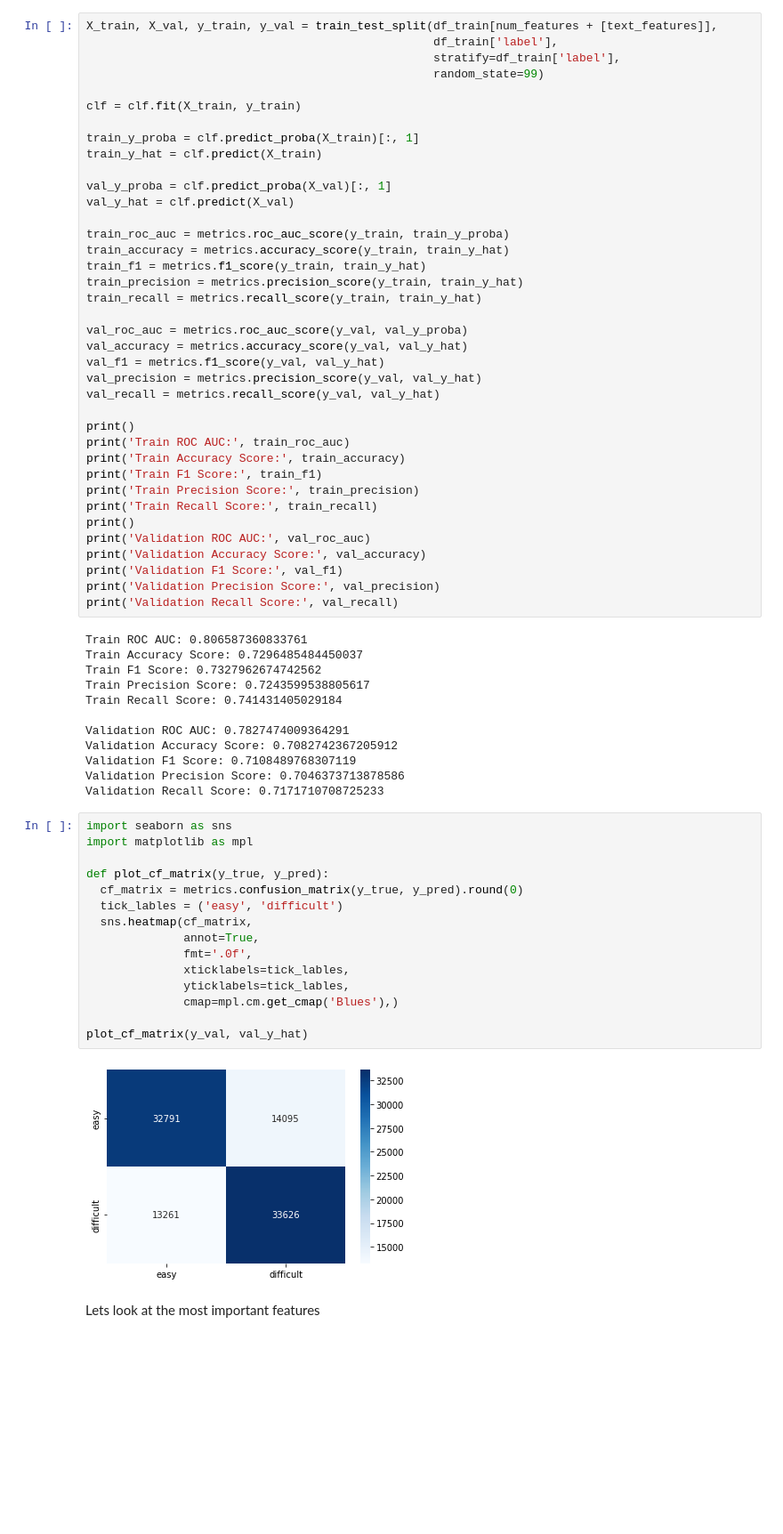
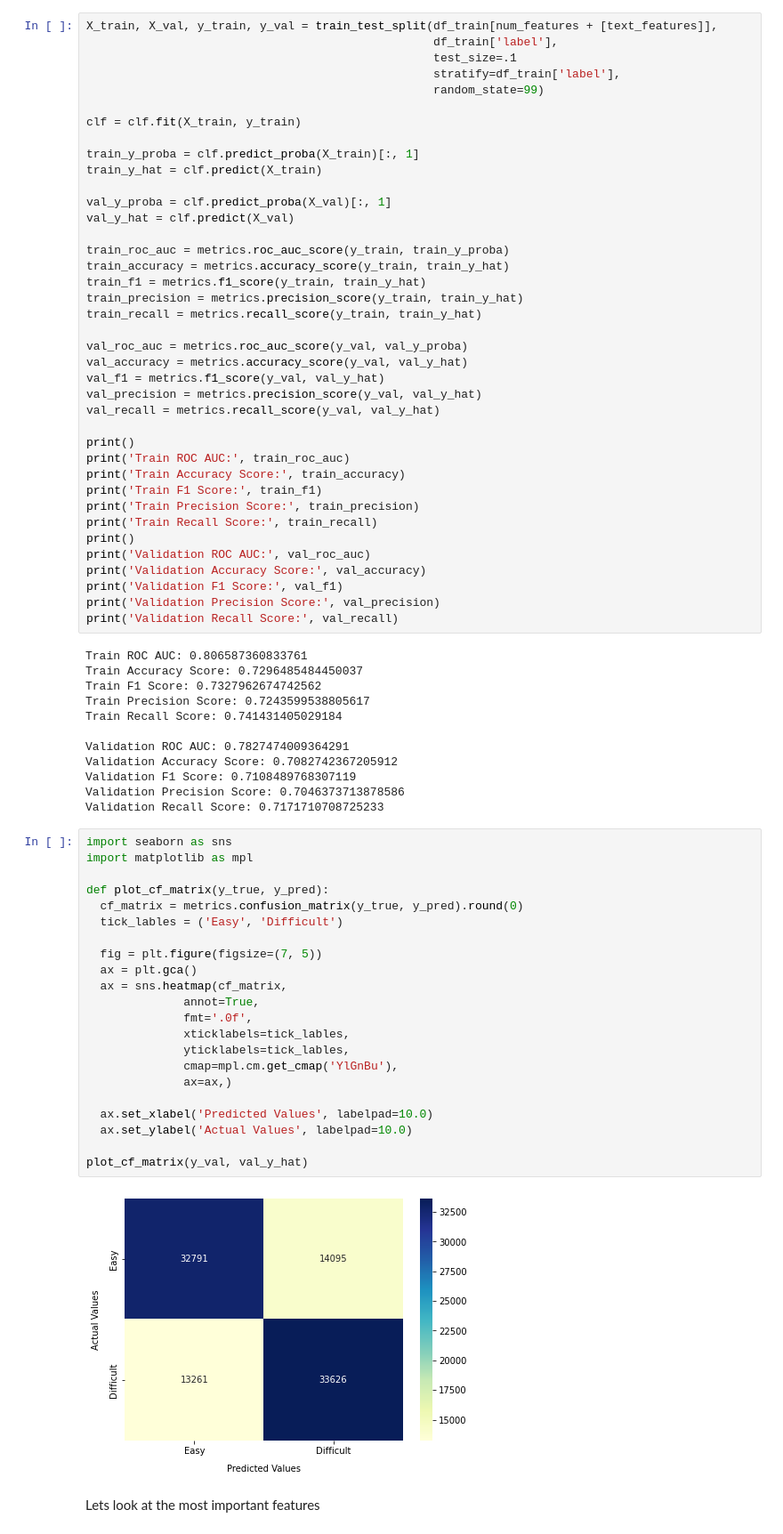
Before and after one commit to Tstrebe2/predicting-text-difficulty, a Jupyter notebook: tim-lr-pipeline.ipynb, the cells around one changed output. Shown: that part at 89% size. Cells and saved outputs as stored; diff of their text form; blank space fills up the shorter version.

```diff
--- a/tim-lr-pipeline.ipynb
+++ b/tim-lr-pipeline.ipynb
@@ -149,6 +149,7 @@ Final test on our training data to see if our model is overfitting.
 # %%
 X_train, X_val, y_train, y_val = train_test_split(df_train[num_features + [text_features]],
                                                   df_train['label'],
+                                                  test_size=.1
                                                   stratify=df_train['label'],
                                                   random_state=99)
 
@@ -199,20 +200,27 @@ Validation Recall Score: 0.7171710708725233
 # %%
 import seaborn as sns
 import matplotlib as mpl
 
 def plot_cf_matrix(y_true, y_pred):
   cf_matrix = metrics.confusion_matrix(y_true, y_pred).round(0)
-  tick_lables = ('easy', 'difficult')
-  sns.heatmap(cf_matrix,
+  tick_lables = ('Easy', 'Difficult')
+
+  fig = plt.figure(figsize=(7, 5))
+  ax = plt.gca()
+  ax = sns.heatmap(cf_matrix,
               annot=True,
               fmt='.0f',
               xticklabels=tick_lables,
               yticklabels=tick_lables,
-              cmap=mpl.cm.get_cmap('Blues'),)
+              cmap=mpl.cm.get_cmap('YlGnBu'),
+              ax=ax,)
+
+  ax.set_xlabel('Predicted Values', labelpad=10.0)
+  ax.set_ylabel('Actual Values', labelpad=10.0)
 
 plot_cf_matrix(y_val, val_y_hat)
 # %% [output]
-[figure, old version]
+[figure, new version]
 # %% [markdown]
 Lets look at the most important features
 # %%
```
Also changed, not shown: parts of 3 cells of this notebook.
